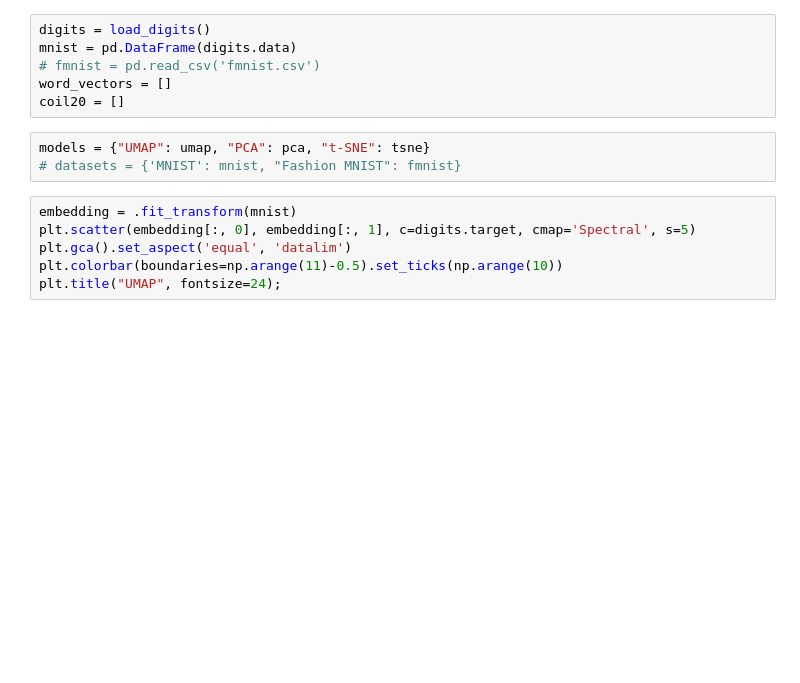
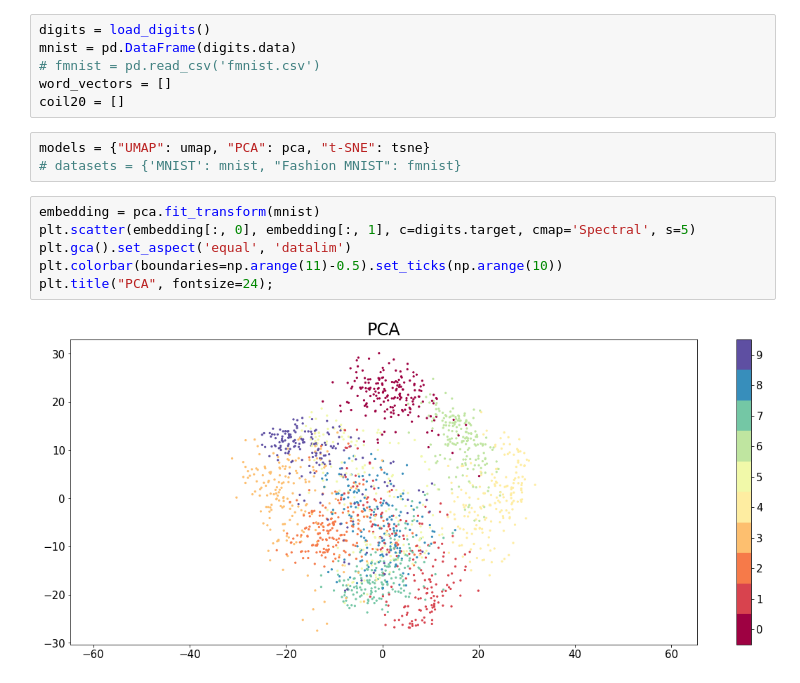
Before and after one commit to 4eckah78/machine-learning, a Jupyter notebook: homework1.ipynb, the cells around one changed output. Cells and saved outputs as stored; diff of their text form; blank space fills up the shorter version.

```diff
--- a/homework1.ipynb
+++ b/homework1.ipynb
@@ -245,9 +245,11 @@ coil20 = []
 # %%
 models = {"UMAP": umap, "PCA": pca, "t-SNE": tsne}
 # datasets = {'MNIST': mnist, "Fashion MNIST": fmnist}
-# %%
-embedding = .fit_transform(mnist)
-plt.scatter(embedding[:, 0], embedding[:, 1], c=digits.target, cmap='Spectral', s=5)
-plt.gca().set_aspect('equal', 'datalim')
-plt.colorbar(boundaries=np.arange(11)-0.5).set_ticks(np.arange(10))
-plt.title("UMAP", fontsize=24);
+# %%
+embedding = pca.fit_transform(mnist)
+plt.scatter(embedding[:, 0], embedding[:, 1], c=digits.target, cmap='Spectral', s=5)
+plt.gca().set_aspect('equal', 'datalim')
+plt.colorbar(boundaries=np.arange(11)-0.5).set_ticks(np.arange(10))
+plt.title("PCA", fontsize=24);
+# %% [output]
+[figure, added]
```
Also changed, not shown: parts of 2 cells of this notebook.
